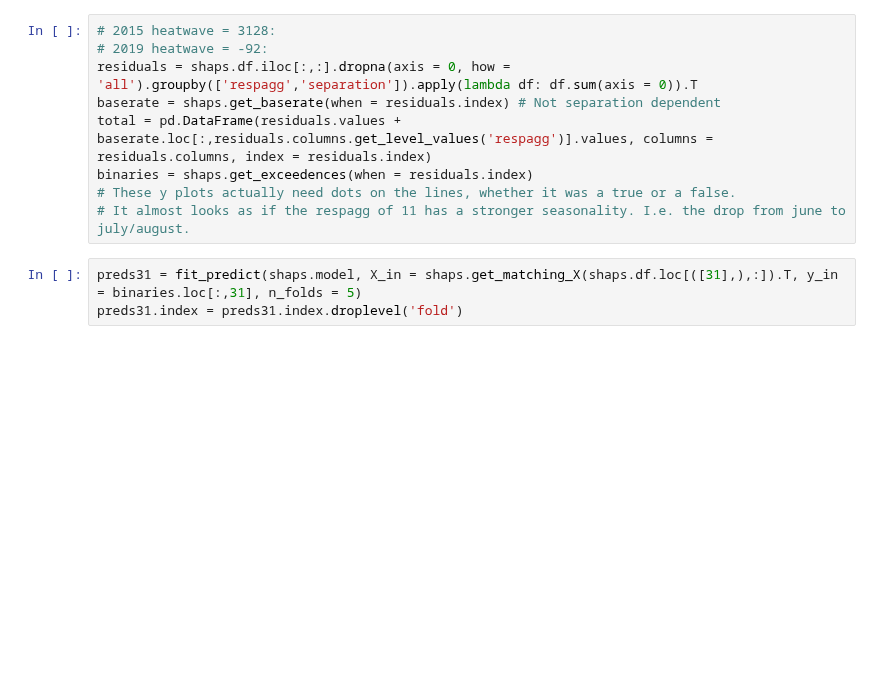
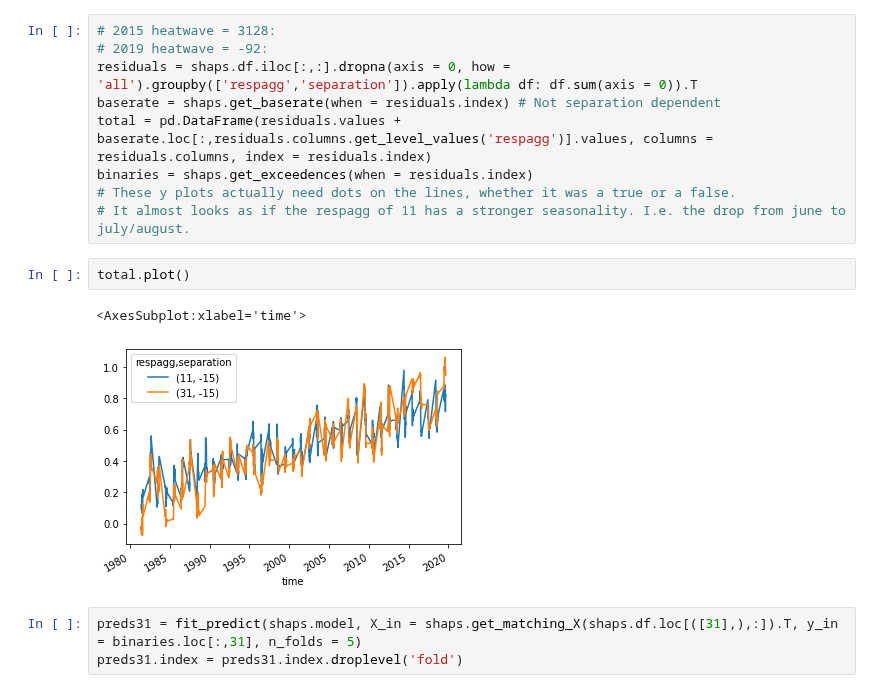
Before and after one commit to chiemvs/Weave, a Jupyter notebook: notebooks/visualize_shap.ipynb, the cells around one changed output. Drawn from its saved outputs; the diff is of its cells as text; blank space fills up the shorter version.

```diff
--- a/notebooks/visualize_shap.ipynb
+++ b/notebooks/visualize_shap.ipynb
@@ -42,6 +52,11 @@ total = pd.DataFrame(residuals.values + baserate.loc[:,residuals.columns.get_lev
 binaries = shaps.get_exceedences(when = residuals.index)
 # These y plots actually need dots on the lines, whether it was a true or a false.
 # It almost looks as if the respagg of 11 has a stronger seasonality. I.e. the drop from june to july/august.
+# %%
+total.plot()
+# %% [output]
+<AxesSubplot:xlabel='time'>
+[figure, added]
 # %%
 preds31 = fit_predict(shaps.model, X_in = shaps.get_matching_X(shaps.df.loc[([31],),:]).T, y_in = binaries.loc[:,31], n_folds = 5)
 preds31.index = preds31.index.droplevel('fold')
```
Also changed, not shown: parts of 21 cells of this notebook, 1 other file.
